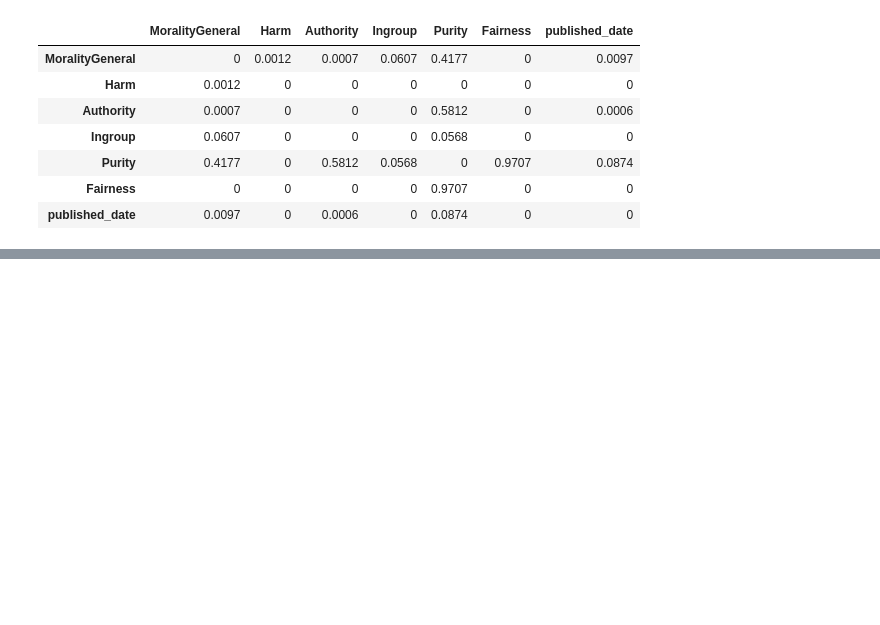
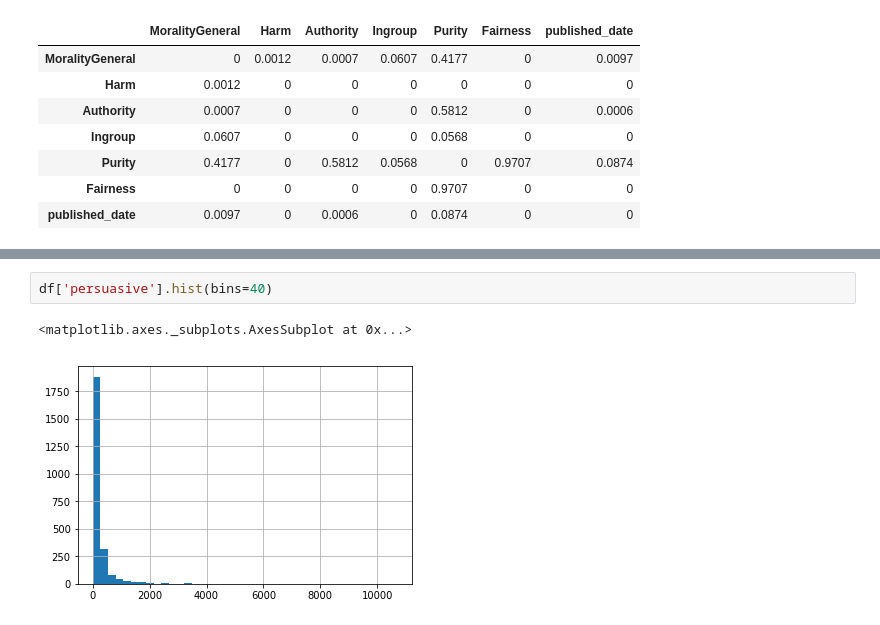
Before and after one commit to owentemple/TED-talks, a Jupyter notebook: transcript-process.ipynb, the cells around one changed output, grey strips where cells are left out. Saved outputs shown, nothing was run; the diff lists cells and outputs as text; blank space fills up the shorter version.

```diff
--- a/transcript-process.ipynb
+++ b/transcript-process.ipynb
@@ -150,0 +193,5 @@ calculate_pvalues(moral_df)
+# %%
+df['persuasive'].hist(bins=40)
+# %% [output]
+<matplotlib.axes._subplots.AxesSubplot at 0x...>
+[figure, added]
```
Also changed, not shown: parts of 16 cells of this notebook, 5 other files.
